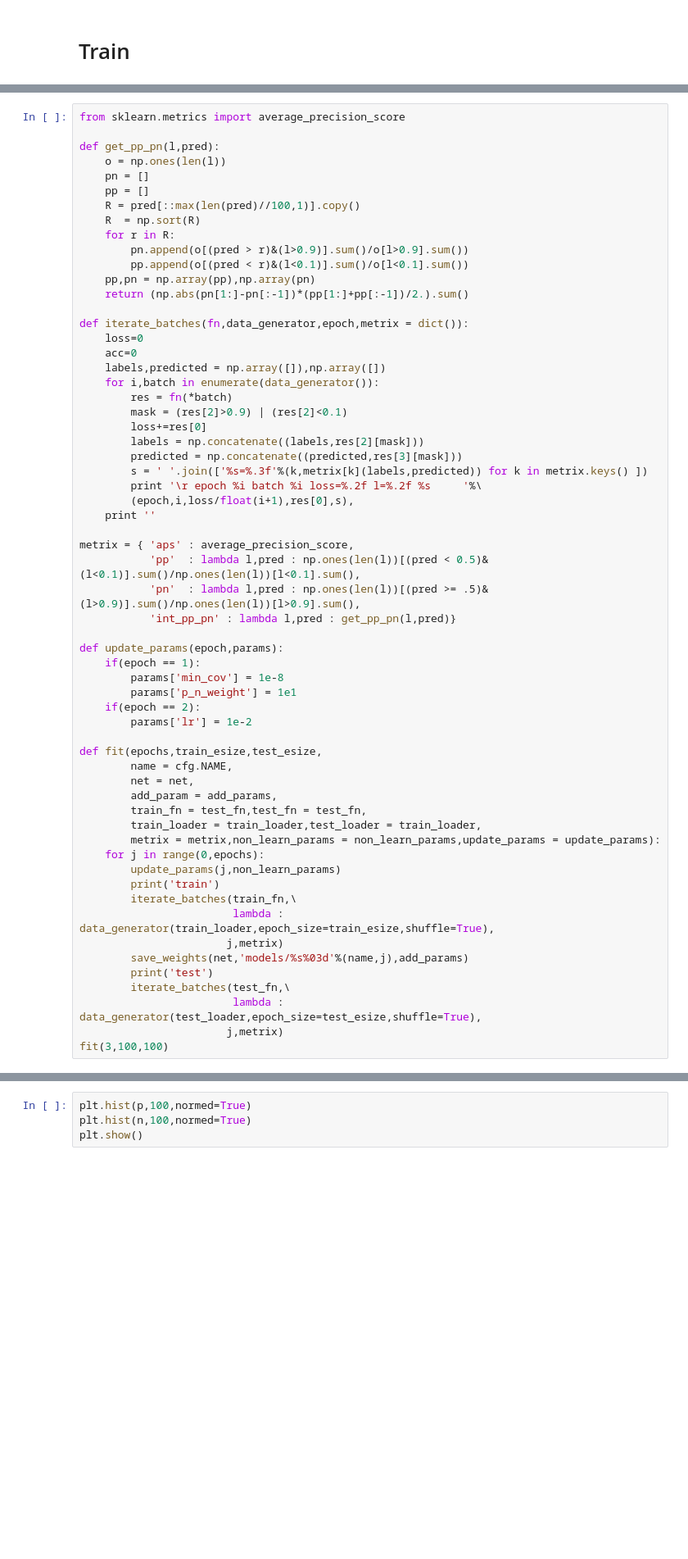
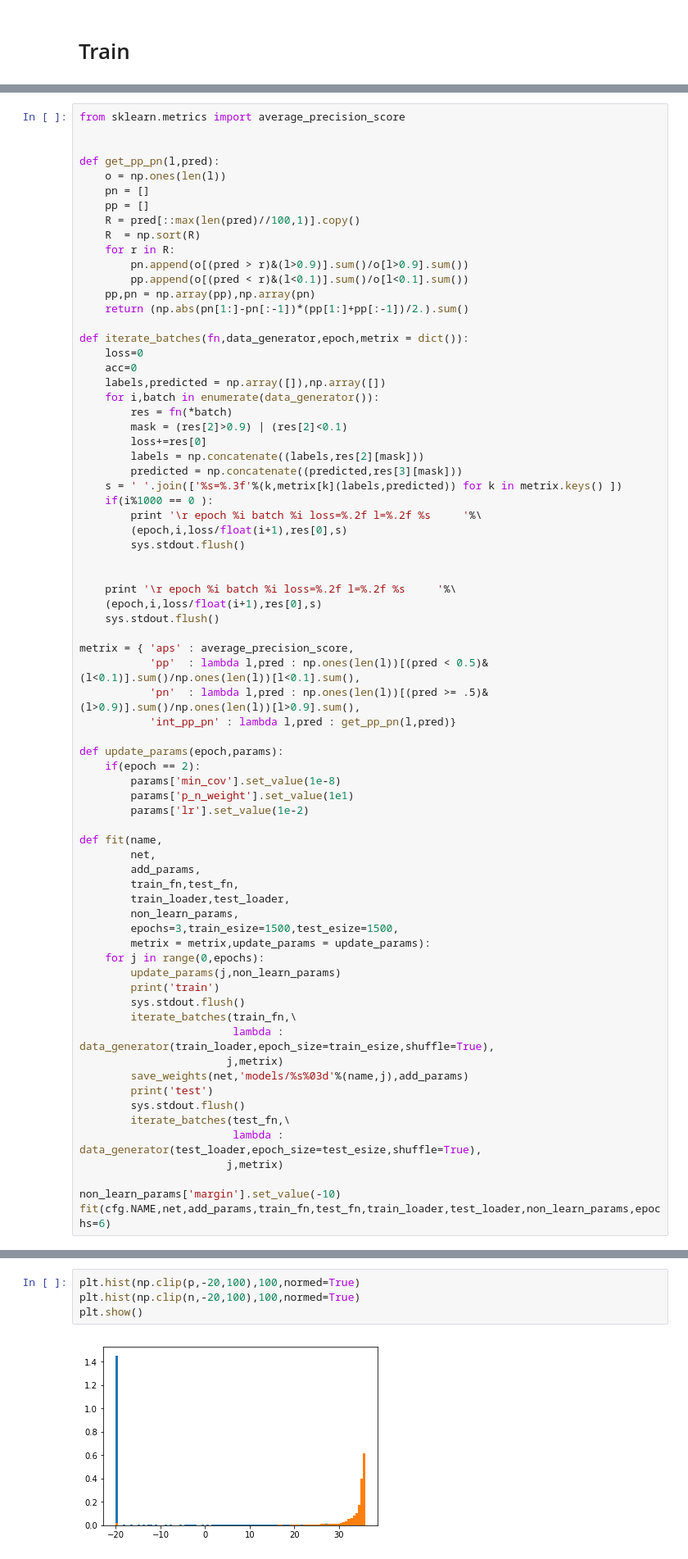
Before and after one commit to nvvaulin/gmm_segmentation, a Jupyter notebook: GMM_SEG.ipynb, the cells around one changed output, grey strips where cells are left out. Shown at 82% size. Saved outputs shown, nothing was run; the diff lists cells and outputs as text; blank space fills up the shorter version.

```diff
--- a/GMM_SEG.ipynb
+++ b/GMM_SEG.ipynb
@@ -184,5 +225,6 @@ KeyboardInterrupt:
 # %%
 from sklearn.metrics import average_precision_score
+
 
 def get_pp_pn(l,pred):
     o = np.ones(len(l))
@@ -206,10 +248,16 @@ def iterate_batches(fn,data_generator,epoch,metrix = dict()):
         loss+=res[0]
         labels = np.concatenate((labels,res[2][mask]))
         predicted = np.concatenate((predicted,res[3][mask]))
-        s = ' '.join(['%s=%.3f'%(k,metrix[k](labels,predicted)) for k in metrix.keys() ])
+    s = ' '.join(['%s=%.3f'%(k,metrix[k](labels,predicted)) for k in metrix.keys() ])
+    if(i%1000 == 0 ):
         print '\r epoch %i batch %i loss=%.2f l=%.2f %s     '%\
-        (epoch,i,loss/float(i+1),res[0],s),
-    print ''
+        (epoch,i,loss/float(i+1),res[0],s)
+        sys.stdout.flush()
+
+
+    print '\r epoch %i batch %i loss=%.2f l=%.2f %s     '%\
+    (epoch,i,loss/float(i+1),res[0],s)
+    sys.stdout.flush()
 
 metrix = { 'aps' : average_precision_score,
            'pp'  : lambda l,pred : np.ones(len(l))[(pred < 0.5)&(l<0.1)].sum()/np.ones(len(l))[l<0.1].sum(),
@@ -217,28 +265,32 @@ metrix = { 'aps' : average_precision_score,
            'int_pp_pn' : lambda l,pred : get_pp_pn(l,pred)}
 
 def update_params(epoch,params):
-    if(epoch == 1):
-        params['min_cov'] = 1e-8
-        params['p_n_weight'] = 1e1
     if(epoch == 2):
-        params['lr'] = 1e-2
+        params['min_cov'].set_value(1e-8)
+        params['p_n_weight'].set_value(1e1)
+        params['lr'].set_value(1e-2)
 
-def fit(epochs,train_esize,test_esize,
-        name = cfg.NAME,
-        net = net,
-        add_param = add_params,
-        train_fn = test_fn,test_fn = test_fn,
-        train_loader = train_loader,test_loader = train_loader,
-        metrix = metrix,non_learn_params = non_learn_params,update_params = update_params):
+def fit(name,
+        net,
+        add_params,
+        train_fn,test_fn,
+        train_loader,test_loader,
+        non_learn_params,
+        epochs=3,train_esize=1500,test_esize=1500,
+        metrix = metrix,update_params = update_params):
     for j in range(0,epochs):
         update_params(j,non_learn_params)
         print('train')
+        sys.stdout.flush()
         iterate_batches(train_fn,\
                         lambda : data_generator(train_loader,epoch_size=train_esize,shuffle=True),
                        j,metrix)
         save_weights(net,'models/%s%03d'%(name,j),add_params)
         print('test')
+        sys.stdout.flush()
         iterate_batches(test_fn,\
                         lambda : data_generator(test_loader,epoch_size=test_esize,shuffle=True),
                        j,metrix)
-fit(3,100,100)
+
+non_learn_params['margin'].set_value(-10)
+fit(cfg.NAME,net,add_params,train_fn,test_fn,train_loader,test_loader,non_learn_params,epochs=6)
@@ -275,7 +400,9 @@ plt.show()
 # %%
-plt.hist(p,100,normed=True)
-plt.hist(n,100,normed=True)
+plt.hist(np.clip(p,-20,100),100,normed=True)
+plt.hist(np.clip(n,-20,100),100,normed=True)
 plt.show()
+# %% [output]
+[figure, added]
 # %% [markdown]
 # Evaluate model
 # %%
```
Also changed, not shown: parts of 14 cells of this notebook, 5 other files.
